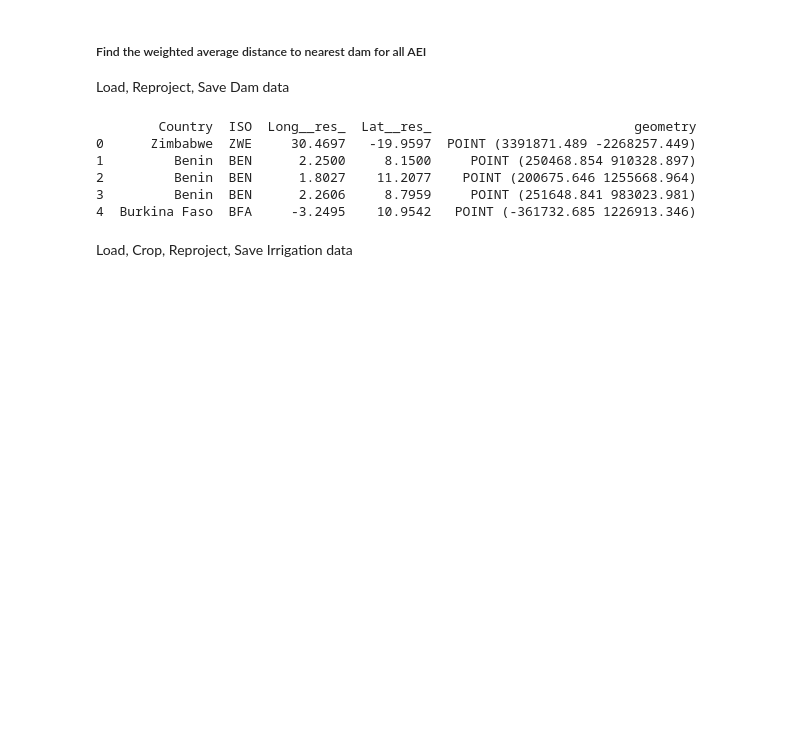
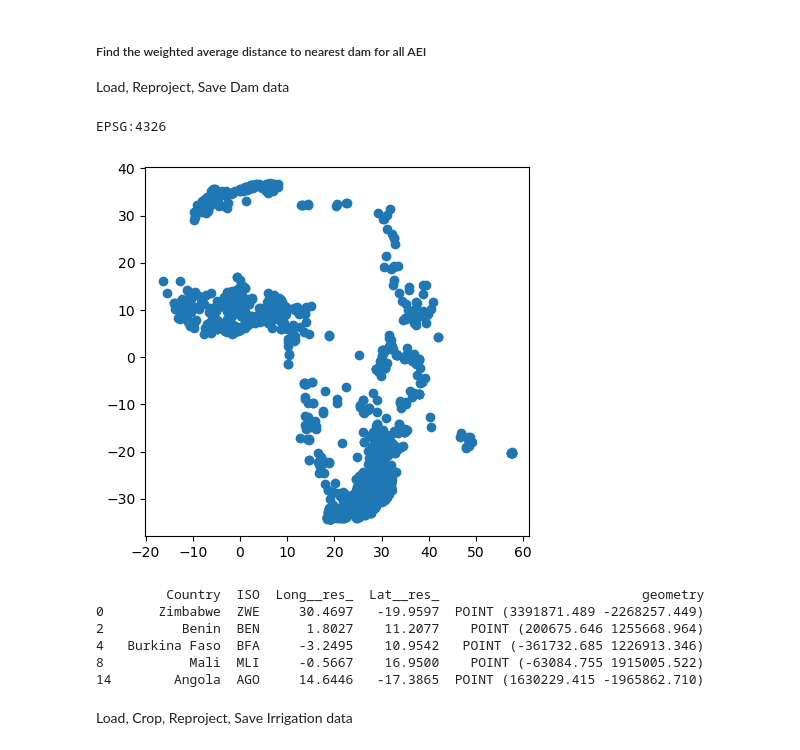
Before and after one commit to rellimylime/Africa_Irrigation, a Jupyter notebook: Code/1_analyze_data/4_Dams_AEI.ipynb, the cells around one changed output. Saved outputs shown, nothing was run; the diff lists cells and outputs as text; code cells hidden in the pictures; blank space fills up the shorter version.

Commit message:
Aridity Update

```diff
--- a/Code/1_analyze_data/4_Dams_AEI.ipynb
+++ b/Code/1_analyze_data/4_Dams_AEI.ipynb
@@ -32,24 +32,36 @@ Load, Reproject, Save Dam data
 # %%
 # Load the dams data and convert to GeoDataFrame
 africa_dams = pd.read_csv(resolve_path(config['Africa_Dam_csv_path']))
 geometry = [Point(xy) for xy in zip(africa_dams['Long__res_'], africa_dams['Lat__res_'])]
 gdf_dams_deg = gpd.GeoDataFrame(africa_dams, geometry=geometry)
 gdf_dams_deg = gdf_dams_deg.set_crs("EPSG:4326")  # Ensure the initial CRS is correct
 
-# Reproject
+# Load aridity shapefile
+africa_all_arid_shp = gpd.read_file(resolve_path(config['Africa_all_shp_path']))
+africa_all_arid_shp.set_crs("EPSG:4326")
+print(africa_all_arid_shp.crs)
+gdf_dams_deg.plot()
+plt.show()
+
+# Crop the dams GDF to the shapefile
+gdf_dams_deg = gdf_dams_deg[gdf_dams_deg.geometry.within(africa_all_arid_shp.unary_union)]
+
+# Reproject the cropped GDF
 gdf_dams = gdf_dams_deg.to_crs("EPSG:3857")
 
 # Save reprojected dam data as .shp
 gdf_dams.to_file(resolve_path(config['Africa_Dam_Reproj_shp_path']))
 
 print(gdf_dams.head())
 # %% [output]
-        Country  ISO  Long__res_  Lat__res_                          geometry
-0      Zimbabwe  ZWE     30.4697   -19.9597  POINT (3391871.489 -2268257.449)
-1         Benin  BEN      2.2500     8.1500     POINT (250468.854 910328.897)
-2         Benin  BEN      1.8027    11.2077    POINT (200675.646 1255668.964)
-3         Benin  BEN      2.2606     8.7959     POINT (251648.841 983023.981)
-4  Burkina Faso  BFA     -3.2495    10.9542   POINT (-361732.685 1226913.346)
+EPSG:4326
+[figure, added]
+         Country  ISO  Long__res_  Lat__res_                          geometry
+0       Zimbabwe  ZWE     30.4697   -19.9597  POINT (3391871.489 -2268257.449)
+2          Benin  BEN      1.8027    11.2077    POINT (200675.646 1255668.964)
+4   Burkina Faso  BFA     -3.2495    10.9542   POINT (-361732.685 1226913.346)
+8           Mali  MLI     -0.5667    16.9500    POINT (-63084.755 1915005.522)
+14        Angola  AGO     14.6446   -17.3865  POINT (1630229.415 -1965862.710)
 # %% [markdown]
 Load, Crop, Reproject, Save Irrigation data
 # %%
```
Also changed, not shown: parts of 10 cells of this notebook.
